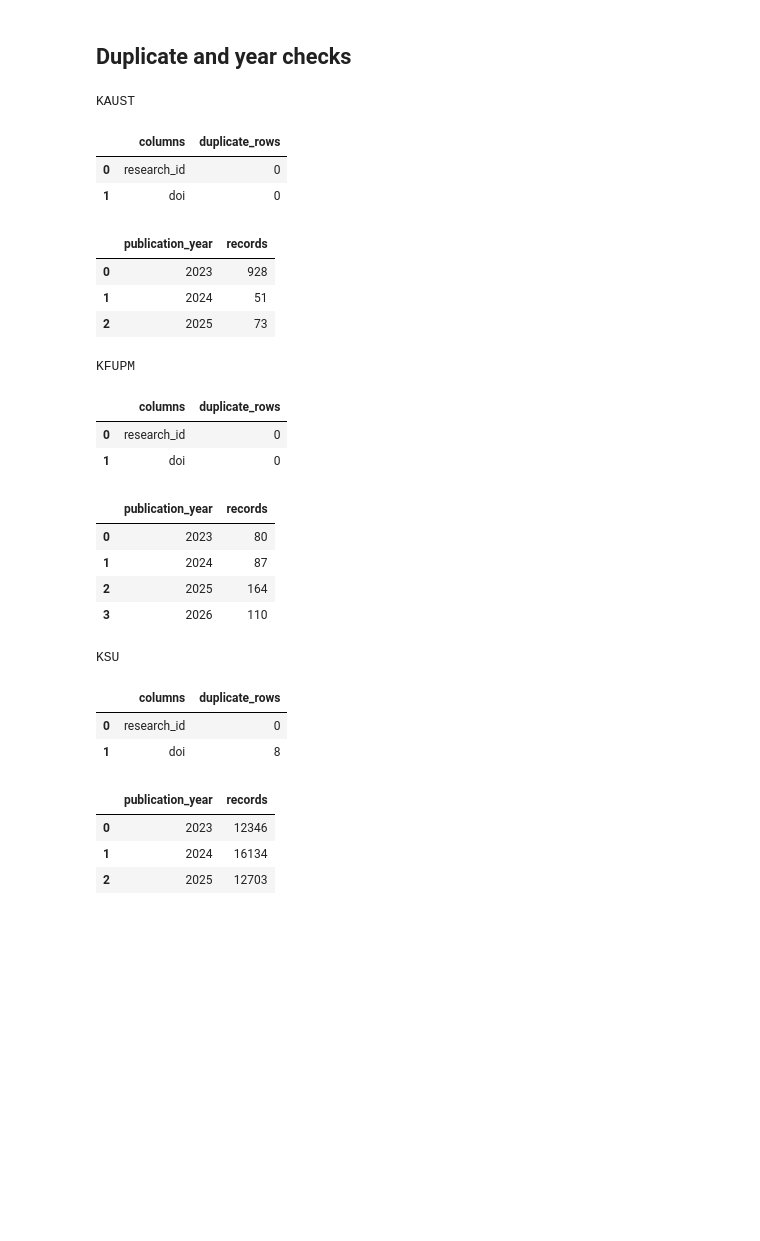
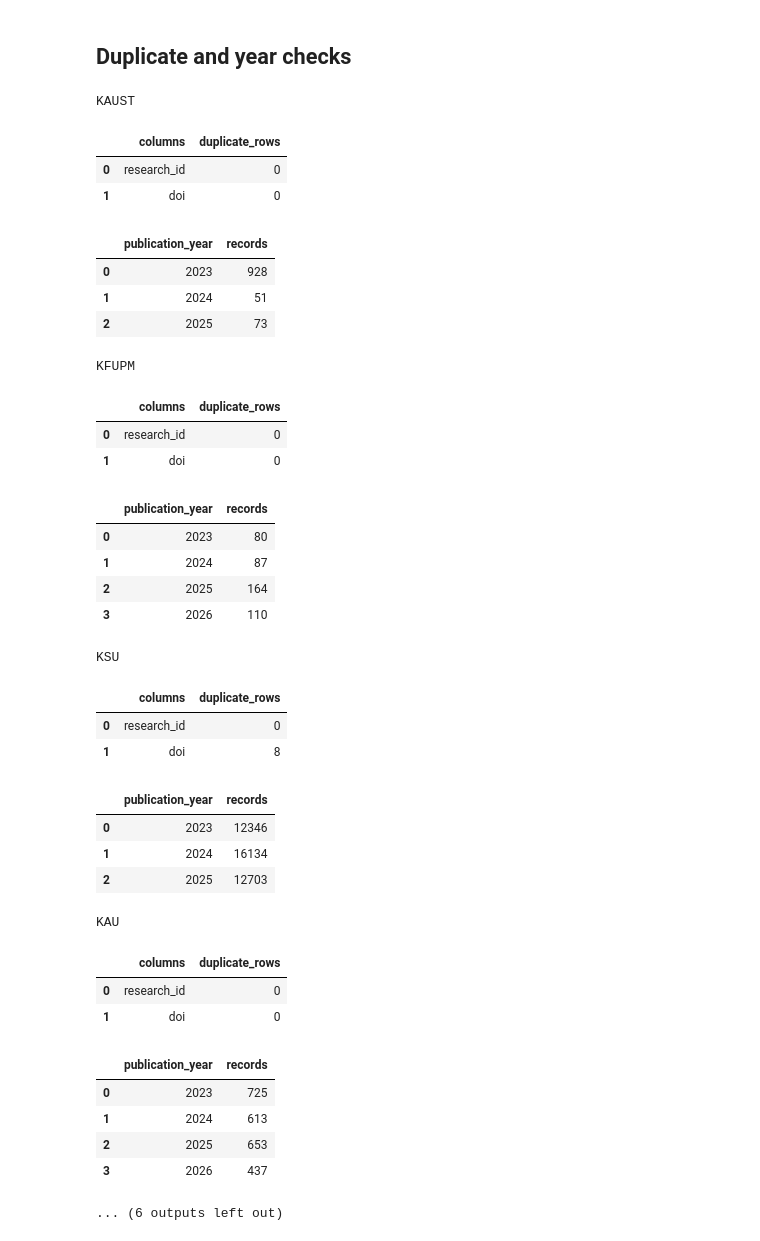
Before and after one commit to ranaalmohethef/saudi-tech-research, a Jupyter notebook: notebooks/02_profile_clean.ipynb, the cells around one changed output. Cells and saved outputs as stored; diff of their text form; code cells hidden in the pictures; blank space fills up the shorter version.

```diff
--- a/notebooks/02_profile_clean.ipynb
+++ b/notebooks/02_profile_clean.ipynb
@@ -91,36 +143,47 @@ KSU
 # %% [markdown]
 ## Duplicate and year checks
-# %%
-for name, frame in [("KAUST", kaust), ("KFUPM", kfupm), ("KSU", ksu)]:
-    print(f"\n{name}")
-    display(profile.duplicate_report(frame, [["research_id"], ["doi"]]))
-    display(profile.year_distribution(frame))
-# %% [output]
-KAUST
-|  | columns | duplicate_rows |
-| 0 | research_id | 0 |
-| 1 | doi | 0 |
-|  | publication_year | records |
-| 0 | 2023 | 928 |
-| 1 | 2024 | 51 |
-| 2 | 2025 | 73 |
-KFUPM
-|  | columns | duplicate_rows |
-| 0 | research_id | 0 |
-| 1 | doi | 0 |
-|  | publication_year | records |
-| 0 | 2023 | 80 |
-| 1 | 2024 | 87 |
-| 2 | 2025 | 164 |
-| 3 | 2026 | 110 |
-KSU
-|  | columns | duplicate_rows |
-| 0 | research_id | 0 |
-| 1 | doi | 8 |
-|  | publication_year | records |
-| 0 | 2023 | 12346 |
-| 1 | 2024 | 16134 |
-| 2 | 2025 | 12703 |
+# %%
+for name, frame in [("KAUST", kaust), ("KFUPM", kfupm), ("KSU", ksu),
+                    *list(openalex_frame.groupby("university"))]:
+    print(f"\n{name}")
+    display(profile.duplicate_report(frame, [["research_id"], ["doi"]]))
+    display(profile.year_distribution(frame))
+# %% [output]
+KAUST
+|  | columns | duplicate_rows |
+| 0 | research_id | 0 |
+| 1 | doi | 0 |
+|  | publication_year | records |
+| 0 | 2023 | 928 |
+| 1 | 2024 | 51 |
+| 2 | 2025 | 73 |
+KFUPM
+|  | columns | duplicate_rows |
+| 0 | research_id | 0 |
+| 1 | doi | 0 |
+|  | publication_year | records |
+| 0 | 2023 | 80 |
+| 1 | 2024 | 87 |
+| 2 | 2025 | 164 |
+| 3 | 2026 | 110 |
+KSU
+|  | columns | duplicate_rows |
+| 0 | research_id | 0 |
+| 1 | doi | 8 |
+|  | publication_year | records |
+| 0 | 2023 | 12346 |
+| 1 | 2024 | 16134 |
+| 2 | 2025 | 12703 |
+KAU
+|  | columns | duplicate_rows |
+| 0 | research_id | 0 |
+| 1 | doi | 0 |
+|  | publication_year | records |
+| 0 | 2023 | 725 |
+| 1 | 2024 | 613 |
+| 2 | 2025 | 653 |
+| 3 | 2026 | 437 |
+... (6 outputs left out)
 # %% [markdown]
 ### Cleaning decisions
 
```
Also changed, not shown: parts of 5 cells of this notebook, 33 other files.
